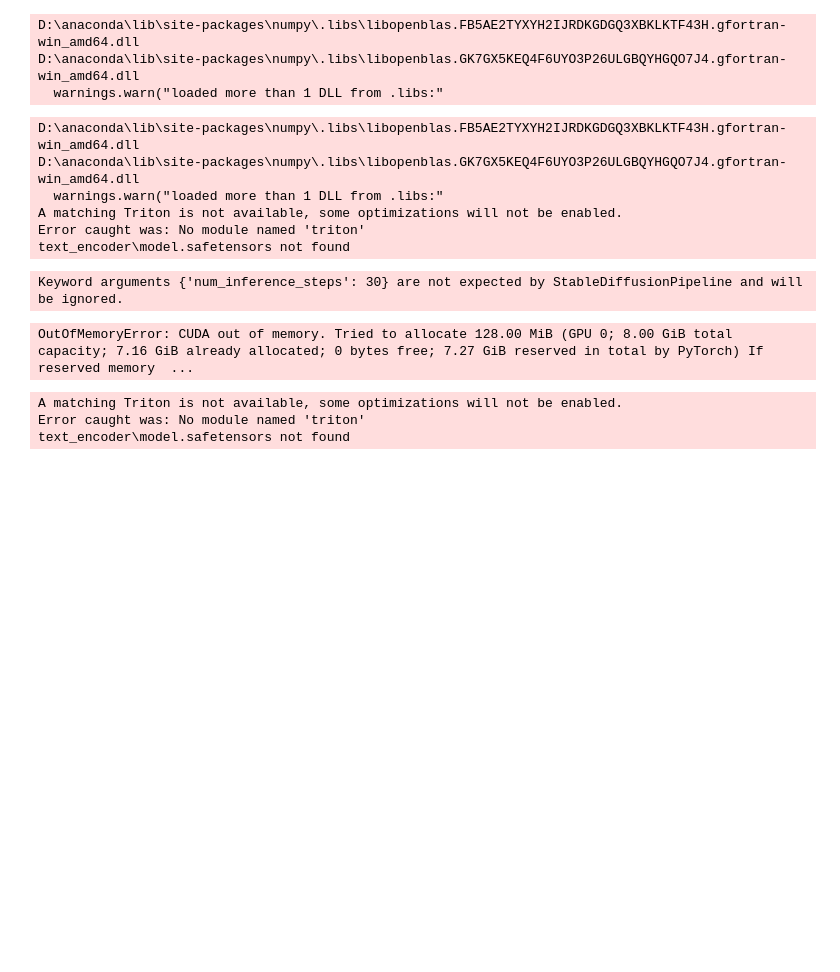
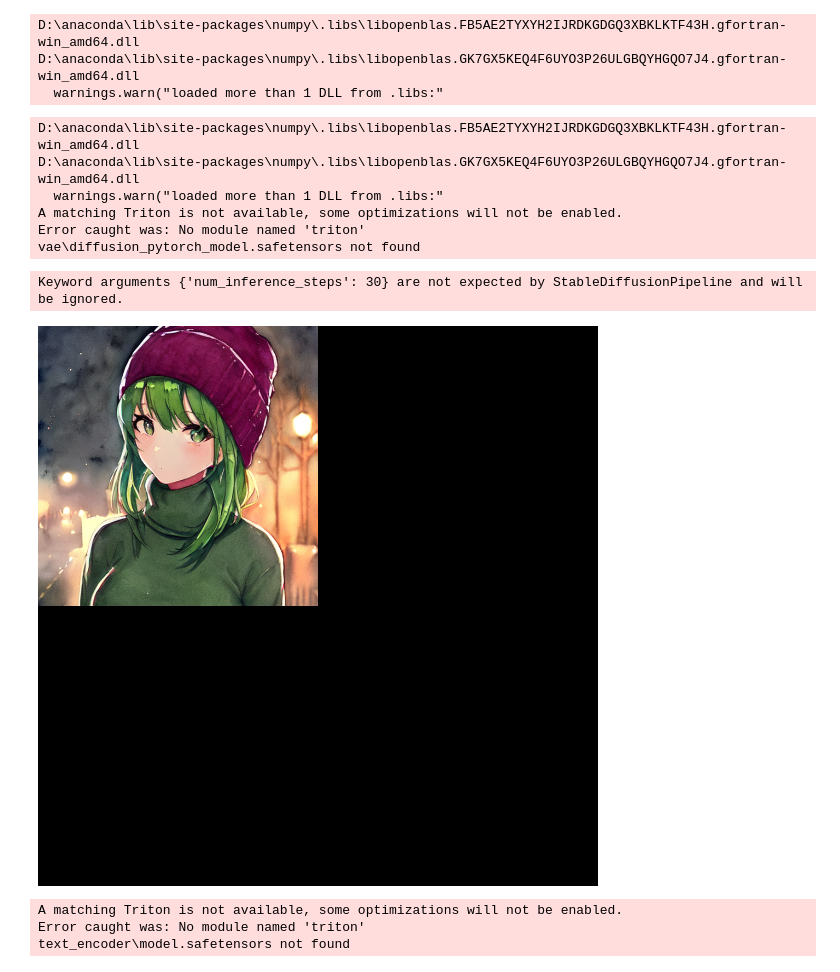
Before and after one commit to jyakler/toy, a Jupyter notebook: stable diffusion.ipynb, the cells around one changed output. Saved outputs shown, nothing was run; the diff lists cells and outputs as text; code cells hidden in the pictures; blank space fills up the shorter version.

```diff
--- a/stable diffusion.ipynb
+++ b/stable diffusion.ipynb
@@ -51,37 +51,37 @@ D:\anaconda\lib\site-packages\numpy\.libs\libopenblas.GK7GX5KEQ4F6UYO3P26ULGBQYH
 import torch
 from torch import autocast
 from diffusers import StableDiffusionPipeline, DPMSolverMultistepScheduler
 pipe = StableDiffusionPipeline.from_pretrained(
     'hakurei/waifu-diffusion',
-    torch_dtype=torch.float32,
+    torch_dtype=torch.float16,
     cache_dir="D:\.cache\huggingface\hub",
     num_inference_steps = 30
 ).to('cuda')
-pipe.enable_attention_slicing()
+# pipe.enable_attention_slicing()
 pipe.safety_checker = lambda images, clip_input: (images, False)
 prompt = "masterpiece, best quality, 1girl, green hair, sweater, looking at viewer, upper body, beanie, outdoors, watercolor, night, turtleneck"
 with autocast("cuda"):
     image = pipe(prompt, guidance_scale=6)
 from PIL import Image
 
 def image_grid(imgs, rows=2, cols=2):
     w, h = imgs[0].size
     grid = Image.new('RGB', size=(cols*w, rows*h))
 
     for i, img in enumerate(imgs):
         grid.paste(img, box=(i%cols*w, i//cols*h))
     return grid
 # image.save("test.png")
 image_grid(image.images)
 # %% [output]
 D:\anaconda\lib\site-packages\numpy\.libs\libopenblas.FB5AE2TYXYH2IJRDKGDGQ3XBKLKTF43H.gfortran-win_amd64.dll
 D:\anaconda\lib\site-packages\numpy\.libs\libopenblas.GK7GX5KEQ4F6UYO3P26ULGBQYHGQO7J4.gfortran-win_amd64.dll
   warnings.warn("loaded more than 1 DLL from .libs:"
 A matching Triton is not available, some optimizations will not be enabled.
 Error caught was: No module named 'triton'
-text_encoder\model.safetensors not found
+vae\diffusion_pytorch_model.safetensors not found
 Keyword arguments {'num_inference_steps': 30} are not expected by StableDiffusionPipeline and will be ignored.
-OutOfMemoryError: CUDA out of memory. Tried to allocate 128.00 MiB (GPU 0; 8.00 GiB total capacity; 7.16 GiB already allocated; 0 bytes free; 7.27 GiB reserved in total by PyTorch) If reserved memory  ...
+[figure, added]
 # %%
 from diffusers import StableDiffusionPipeline, DPMSolverMultistepScheduler
 
```
